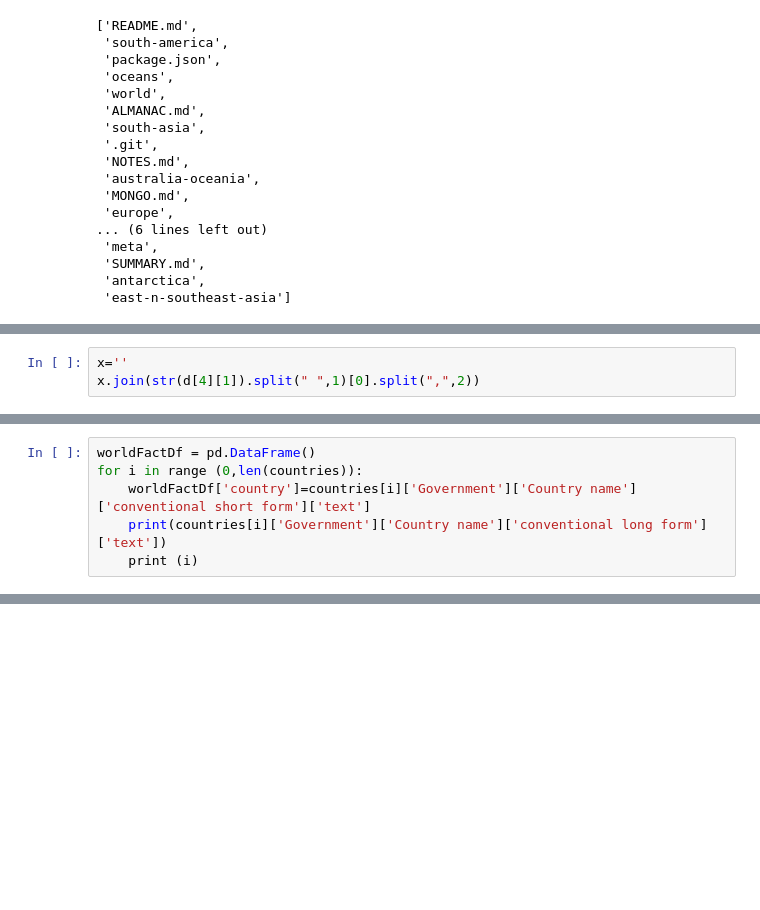
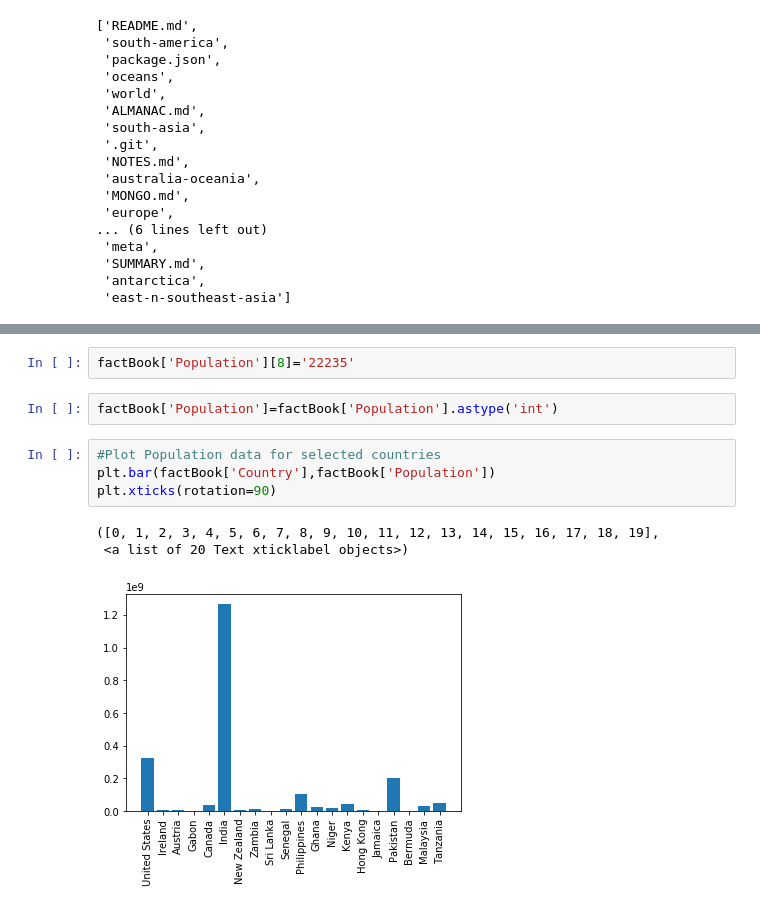
Before and after one commit to camligorkem/ADA_2018_Project, a Jupyter notebook: WorldFact.ipynb, the cells around one changed output, grey strips where cells are left out. Saved outputs shown, nothing was run; the diff lists cells and outputs as text; blank space fills up the shorter version.

Commit message:
FactBook preprocessing- population and gdp plots

```diff
--- a/WorldFact.ipynb
+++ b/WorldFact.ipynb
@@ -209,3 +50,0 @@ d
-# %%
-x=''
-x.join(str(d[4][1]).split(" ",1)[0].split(",",2))
@@ -241,6 +50,0 @@ d[4][1]
-# %%
-worldFactDf = pd.DataFrame()
-for i in range (0,len(countries)):
-    worldFactDf['country']=countries[i]['Government']['Country name']['conventional short form']['text']
-    print(countries[i]['Government']['Country name']['conventional long form']['text'])
-    print (i)
@@ -435,0 +191,12 @@ a
+# %%
+factBook['Population'][8]='22235'
+# %%
+factBook['Population']=factBook['Population'].astype('int')
+# %%
+#Plot Population data for selected countries
+plt.bar(factBook['Country'],factBook['Population'])
+plt.xticks(rotation=90)
+# %% [output]
+([0, 1, 2, 3, 4, 5, 6, 7, 8, 9, 10, 11, 12, 13, 14, 15, 16, 17, 18, 19],
+ <a list of 20 Text xticklabel objects>)
+[figure, added]
```
Also changed, not shown: parts of 50 cells of this notebook.
